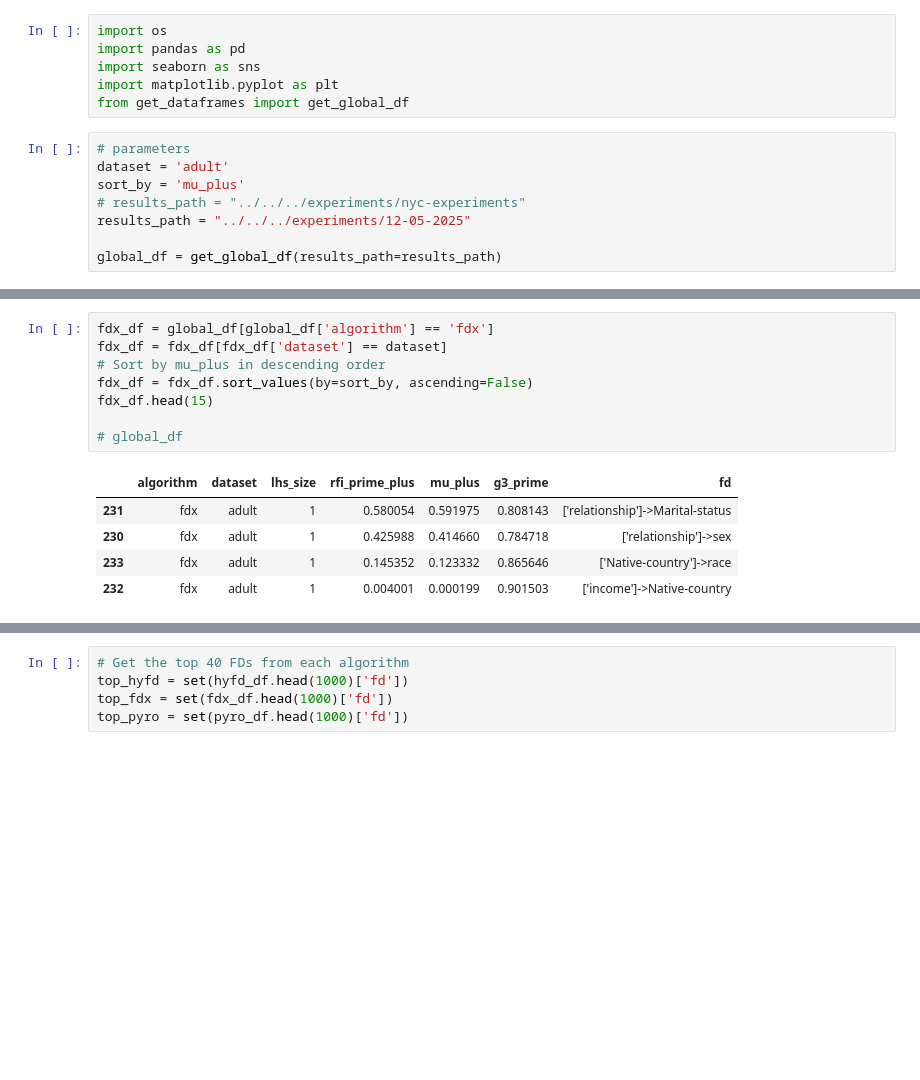
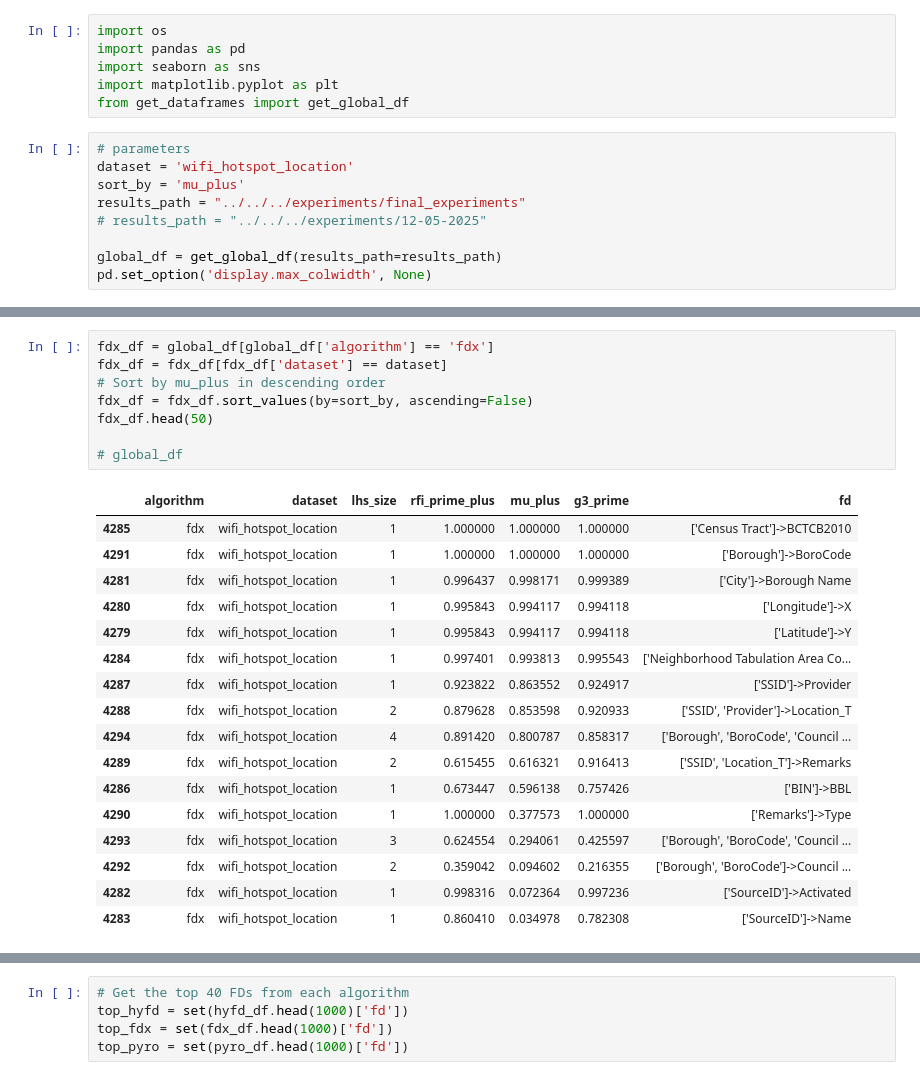
Before and after one commit to AlexF99/tcc, a Jupyter notebook: src/metrics/visualizations/rankings.ipynb, the cells around one changed output, grey strips where cells are left out. Cells and saved outputs as stored; diff of their text form; blank space fills up the shorter version.

```diff
--- a/src/metrics/visualizations/rankings.ipynb
+++ b/src/metrics/visualizations/rankings.ipynb
@@ -6,12 +6,13 @@ import matplotlib.pyplot as plt
 from get_dataframes import get_global_df
 # %%
 # parameters
-dataset = 'adult'
+dataset = 'wifi_hotspot_location'
 sort_by = 'mu_plus'
-# results_path = "../../../experiments/nyc-experiments"
-results_path = "../../../experiments/12-05-2025"
+results_path = "../../../experiments/final_experiments"
+# results_path = "../../../experiments/12-05-2025"
 
 global_df = get_global_df(results_path=results_path)
+pd.set_option('display.max_colwidth', None)
 # %%
 hyfd_df = global_df[global_df['algorithm'] == 'hyfd']
 hyfd_df = hyfd_df[hyfd_df['dataset'] == dataset]
@@ -45,17 +46,29 @@ hyfd_df.head(20)
 # %%
 fdx_df = global_df[global_df['algorithm'] == 'fdx']
 fdx_df = fdx_df[fdx_df['dataset'] == dataset]
 # Sort by mu_plus in descending order
 fdx_df = fdx_df.sort_values(by=sort_by, ascending=False)
-fdx_df.head(15)
+fdx_df.head(50)
 
 # global_df
 # %% [output]
 |  | algorithm | dataset | lhs_size | rfi_prime_plus | mu_plus | g3_prime | fd |
-| 231 | fdx | adult | 1 | 0.580054 | 0.591975 | 0.808143 | ['relationship']->Marital-status |
-| 230 | fdx | adult | 1 | 0.425988 | 0.414660 | 0.784718 | ['relationship']->sex |
-| 233 | fdx | adult | 1 | 0.145352 | 0.123332 | 0.865646 | ['Native-country']->race |
-| 232 | fdx | adult | 1 | 0.004001 | 0.000199 | 0.901503 | ['income']->Native-country |
+| 4285 | fdx | wifi_hotspot_location | 1 | 1.000000 | 1.000000 | 1.000000 | ['Census Tract']->BCTCB2010 |
+| 4291 | fdx | wifi_hotspot_location | 1 | 1.000000 | 1.000000 | 1.000000 | ['Borough']->BoroCode |
+| 4281 | fdx | wifi_hotspot_location | 1 | 0.996437 | 0.998171 | 0.999389 | ['City']->Borough Name |
+| 4280 | fdx | wifi_hotspot_location | 1 | 0.995843 | 0.994117 | 0.994118 | ['Longitude']->X |
+| 4279 | fdx | wifi_hotspot_location | 1 | 0.995843 | 0.994117 | 0.994118 | ['Latitude']->Y |
+| 4284 | fdx | wifi_hotspot_location | 1 | 0.997401 | 0.993813 | 0.995543 | ['Neighborhood Tabulation Area Co... |
+| 4287 | fdx | wifi_hotspot_location | 1 | 0.923822 | 0.863552 | 0.924917 | ['SSID']->Provider |
+| 4288 | fdx | wifi_hotspot_location | 2 | 0.879628 | 0.853598 | 0.920933 | ['SSID', 'Provider']->Location_T |
+| 4294 | fdx | wifi_hotspot_location | 4 | 0.891420 | 0.800787 | 0.858317 | ['Borough', 'BoroCode', 'Council ... |
+| 4289 | fdx | wifi_hotspot_location | 2 | 0.615455 | 0.616321 | 0.916413 | ['SSID', 'Location_T']->Remarks |
+| 4286 | fdx | wifi_hotspot_location | 1 | 0.673447 | 0.596138 | 0.757426 | ['BIN']->BBL |
+| 4290 | fdx | wifi_hotspot_location | 1 | 1.000000 | 0.377573 | 1.000000 | ['Remarks']->Type |
+| 4293 | fdx | wifi_hotspot_location | 3 | 0.624554 | 0.294061 | 0.425597 | ['Borough', 'BoroCode', 'Council ... |
+| 4292 | fdx | wifi_hotspot_location | 2 | 0.359042 | 0.094602 | 0.216355 | ['Borough', 'BoroCode']->Council ... |
+| 4282 | fdx | wifi_hotspot_location | 1 | 0.998316 | 0.072364 | 0.997236 | ['SourceID']->Activated |
+| 4283 | fdx | wifi_hotspot_location | 1 | 0.860410 | 0.034978 | 0.782308 | ['SourceID']->Name |
 # %%
 pyro_df = global_df[global_df['algorithm'] == 'pyro']
 pyro_df = pyro_df[pyro_df['dataset'] == dataset]
```
Also changed, not shown: parts of 6 cells of this notebook, 37 other files.
